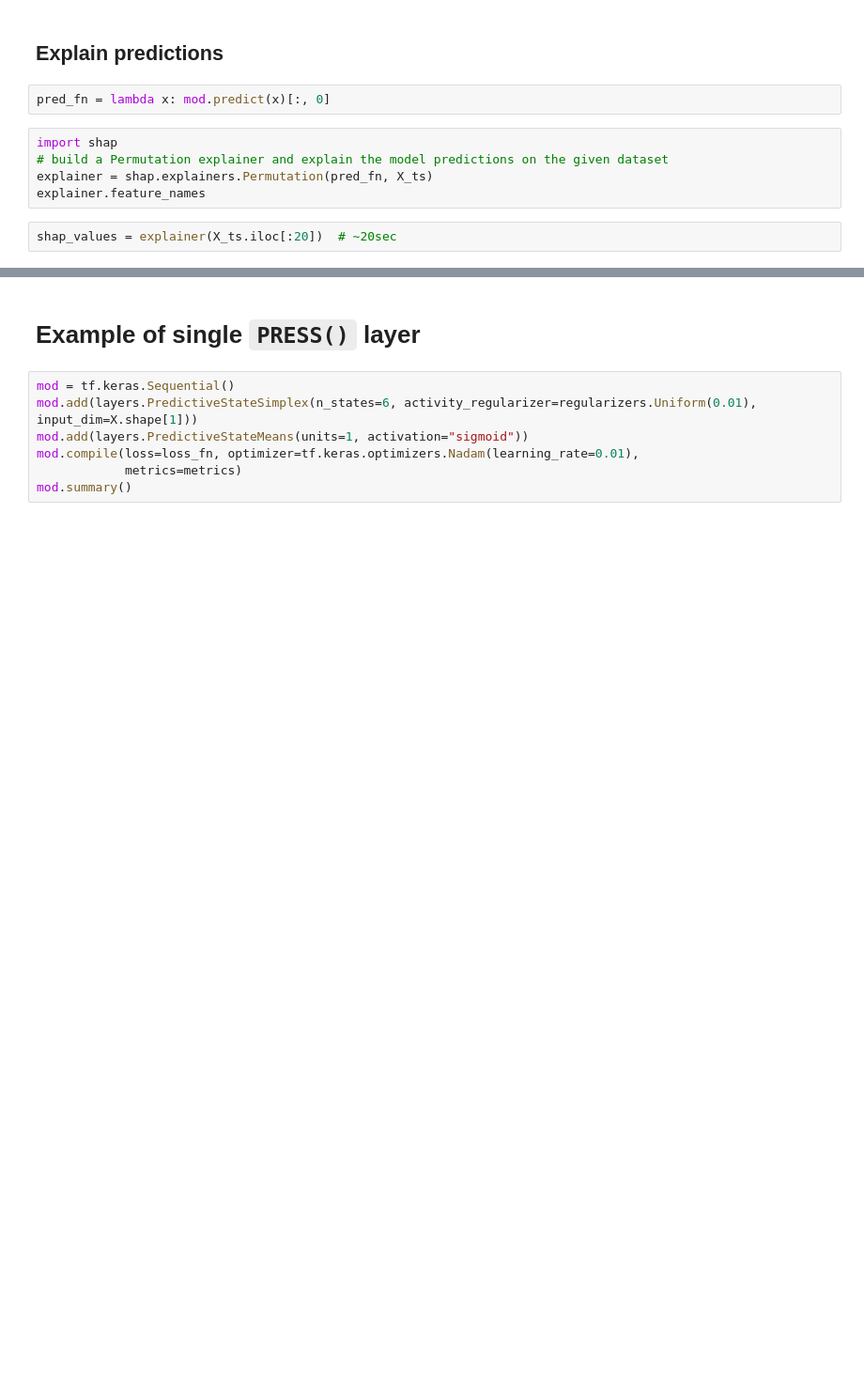
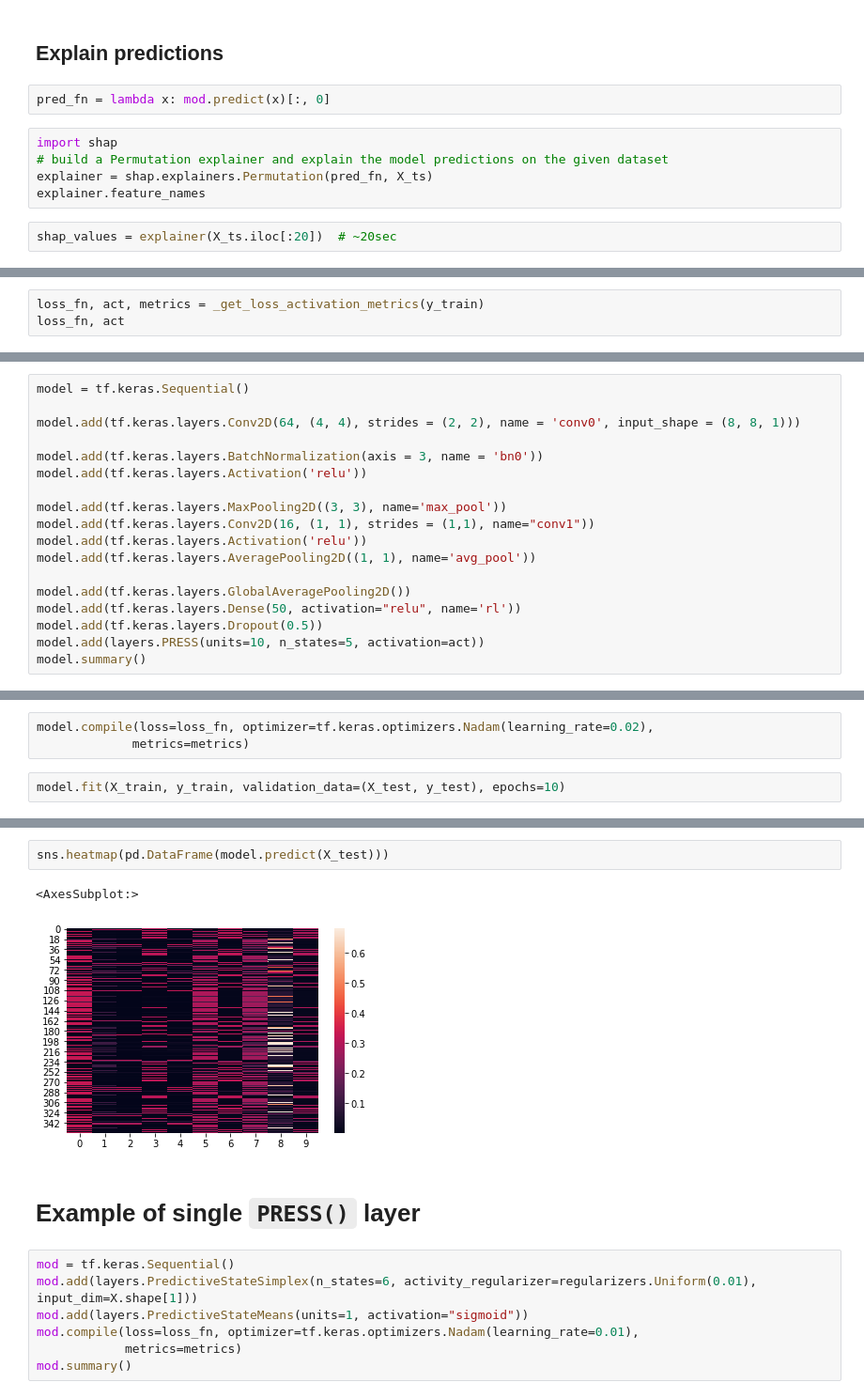
Before and after one commit to gmgeorg/pypress, a Jupyter notebook: notebooks/demo.ipynb, the cells around one changed output, grey strips where cells are left out. Shown at 94% size. Saved outputs shown, nothing was run; the diff lists cells and outputs as text; blank space fills up the shorter version.

```diff
--- a/notebooks/demo.ipynb
+++ b/notebooks/demo.ipynb
@@ -271,0 +549,3 @@ shap.plots.waterfall(shap_values[0])
+# %%
+loss_fn, act, metrics = _get_loss_activation_metrics(y_train)
+loss_fn, act
@@ -271,0 +554,18 @@ shap.plots.waterfall(shap_values[0])
+# %%
+model = tf.keras.Sequential()
+
+model.add(tf.keras.layers.Conv2D(64, (4, 4), strides = (2, 2), name = 'conv0', input_shape = (8, 8, 1)))
+
+model.add(tf.keras.layers.BatchNormalization(axis = 3, name = 'bn0'))
+model.add(tf.keras.layers.Activation('relu'))
+
+model.add(tf.keras.layers.MaxPooling2D((3, 3), name='max_pool'))
+model.add(tf.keras.layers.Conv2D(16, (1, 1), strides = (1,1), name="conv1"))
+model.add(tf.keras.layers.Activation('relu'))
+model.add(tf.keras.layers.AveragePooling2D((1, 1), name='avg_pool'))
+
+model.add(tf.keras.layers.GlobalAveragePooling2D())
+model.add(tf.keras.layers.Dense(50, activation="relu", name='rl'))
+model.add(tf.keras.layers.Dropout(0.5))
+model.add(layers.PRESS(units=10, n_states=5, activation=act))
+model.summary()
@@ -271,0 +590,5 @@ shap.plots.waterfall(shap_values[0])
+# %%
+model.compile(loss=loss_fn, optimizer=tf.keras.optimizers.Nadam(learning_rate=0.02),
+             metrics=metrics)
+# %%
+model.fit(X_train, y_train, validation_data=(X_test, y_test), epochs=10)
@@ -272,3 +617,8 @@ shap.plots.waterfall(shap_values[0])
+# %%
+sns.heatmap(pd.DataFrame(model.predict(X_test)))
+# %% [output]
+<AxesSubplot:>
+[figure, added]
 # %% [markdown]
 # Example of single `PRESS()` layer
 # %%
```
Also changed, not shown: parts of 73 cells of this notebook.
